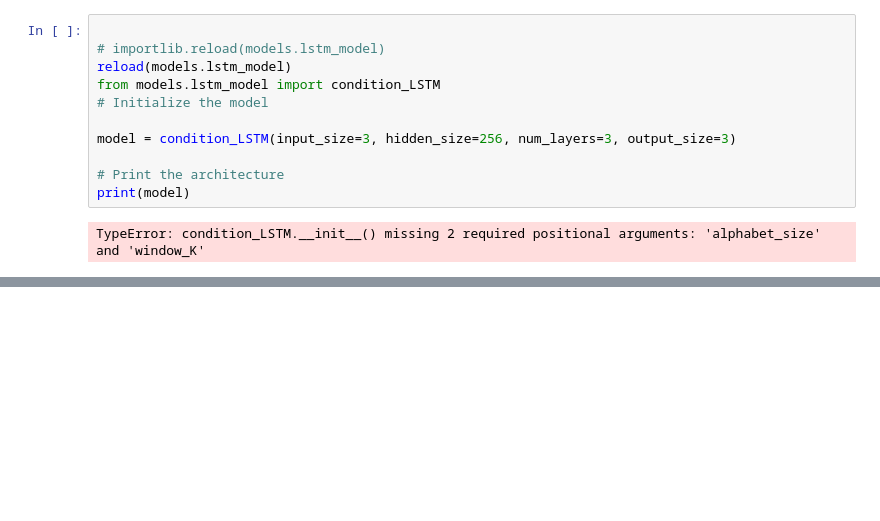
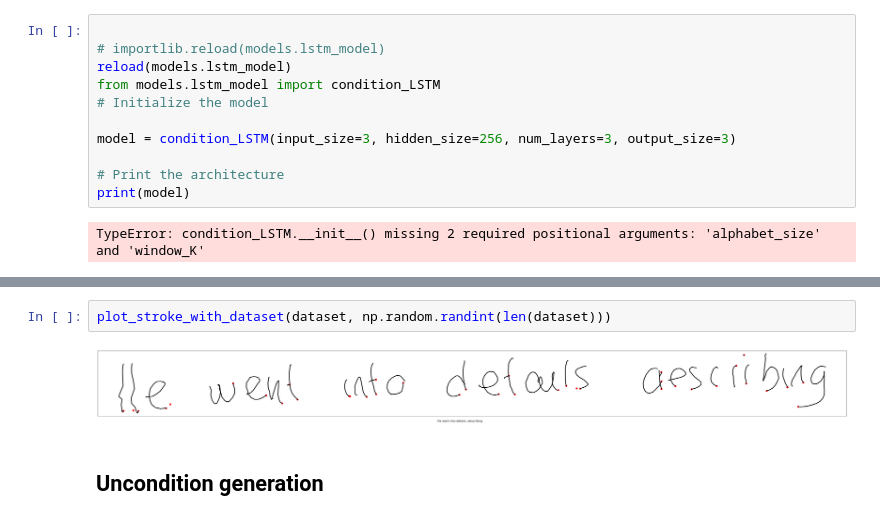
Before and after one commit to timothyq/LSTM_For_Handwriting, a Jupyter notebook: data_exploration.ipynb, the cells around one changed output, grey strips where cells are left out. Cells and saved outputs as stored; diff of their text form; blank space fills up the shorter version.

```diff
--- a/data_exploration.ipynb
+++ b/data_exploration.ipynb
@@ -162,0 +303,6 @@ TypeError: condition_LSTM.__init__() missing 2 required positional arguments: 'a
+# %%
+plot_stroke_with_dataset(dataset, np.random.randint(len(dataset)))
+# %% [output]
+[figure, added]
+# %% [markdown]
+## Uncondition generation
```
Also changed, not shown: parts of 7 cells of this notebook, 8 other files.
